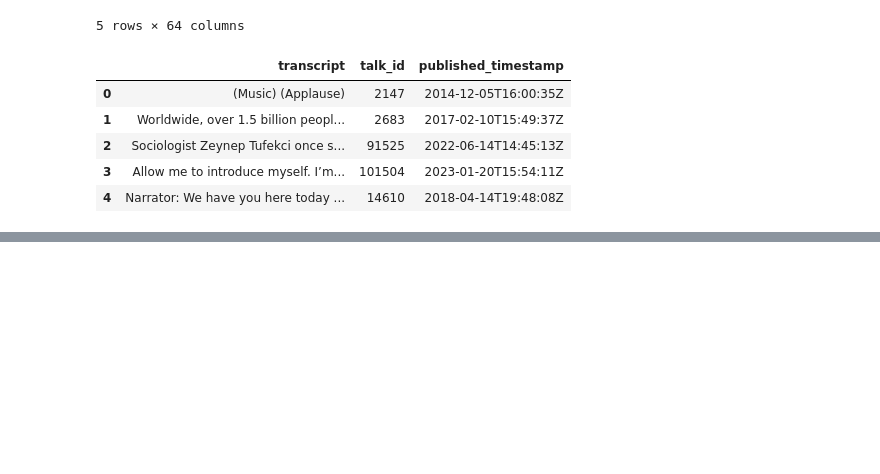
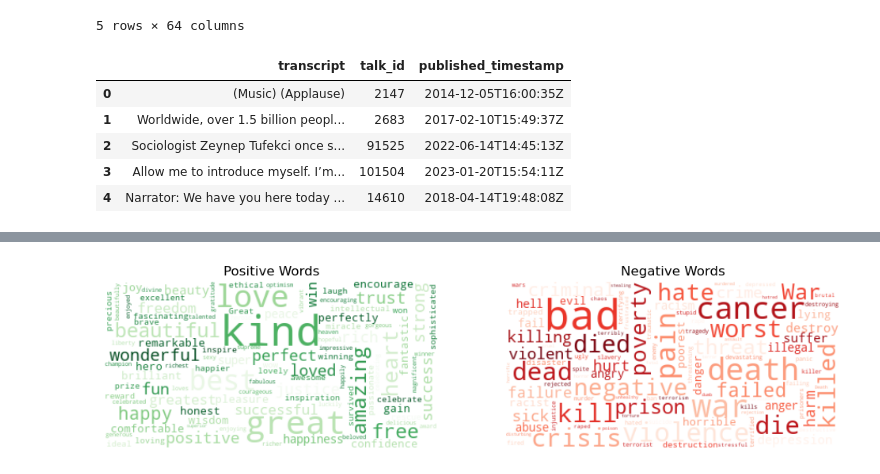
Before and after one commit to women-in-ai-ireland/September-2023-Group-001, a Jupyter notebook: SentimentAnalysis/SentimentAnalysis.ipynb, the cells around one changed output, grey strips where cells are left out. Saved outputs shown, nothing was run; the diff lists cells and outputs as text; code cells hidden in the pictures; blank space fills up the shorter version.

```diff
--- a/SentimentAnalysis/SentimentAnalysis.ipynb
+++ b/SentimentAnalysis/SentimentAnalysis.ipynb
@@ -371,0 +261,25 @@ plt.show()
+# %%
+import warnings
+import matplotlib
+warnings.filterwarnings("ignore", category=matplotlib.MatplotlibDeprecationWarning)
+# Create a word cloud for the positive words
+wc_positive = WordCloud(background_color="white", max_words=100, max_font_size=50, colormap=matplotlib.colormaps["Greens"])
+wc_positive.generate_from_frequencies(positive_words)
+
+# Create a word cloud for the negative words
+wc_negative = WordCloud(background_color="white", max_words=100, max_font_size=50, colormap=matplotlib.colormaps["Reds"])
+wc_negative.generate_from_frequencies(negative_words)
+
+# Plot the word clouds
+plt.figure(figsize=(12, 6))
+plt.subplot(1, 2, 1)
+plt.imshow(wc_positive, interpolation="bilinear")
+plt.axis("off")
+plt.title("Positive Words")
+plt.subplot(1, 2, 2)
+plt.imshow(wc_negative, interpolation="bilinear")
+plt.axis("off")
+plt.title("Negative Words")
+plt.show()
+# %% [output]
+[figure, added]
```
Also changed, not shown: parts of 69 cells of this notebook.
